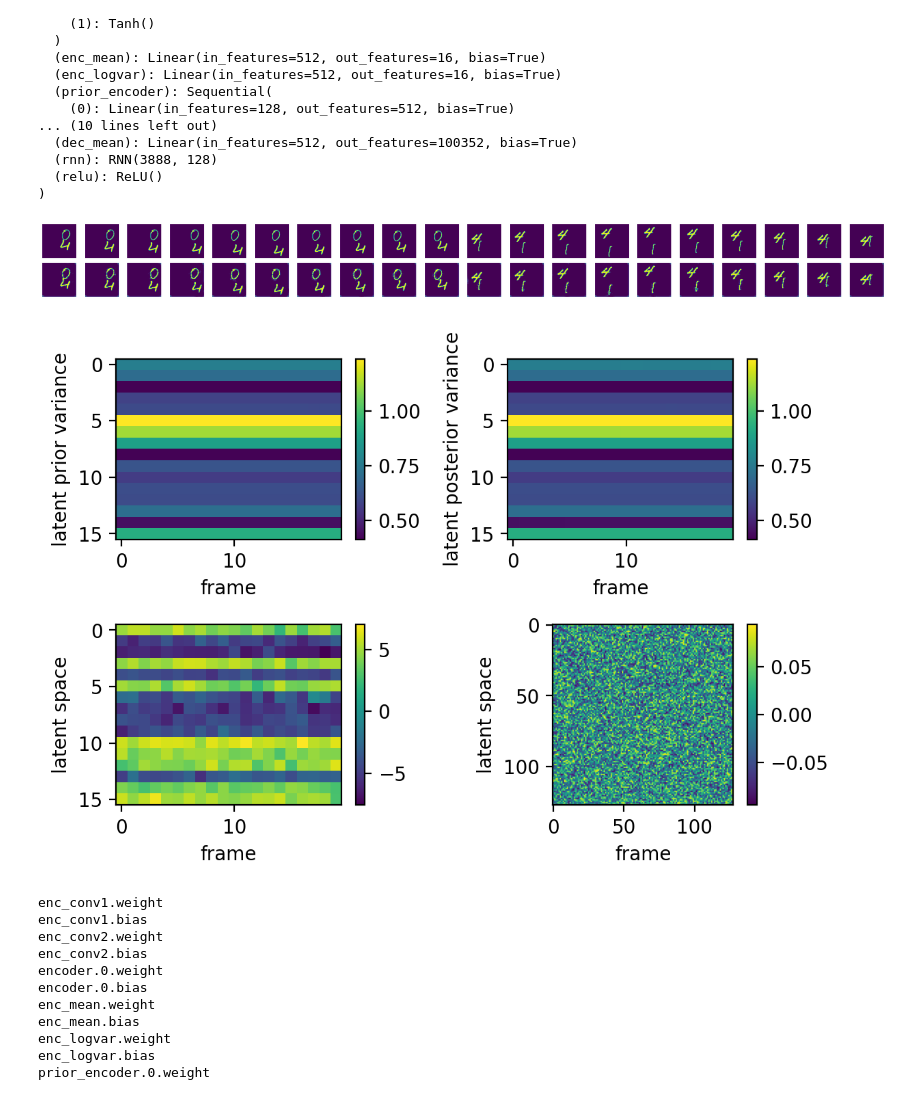
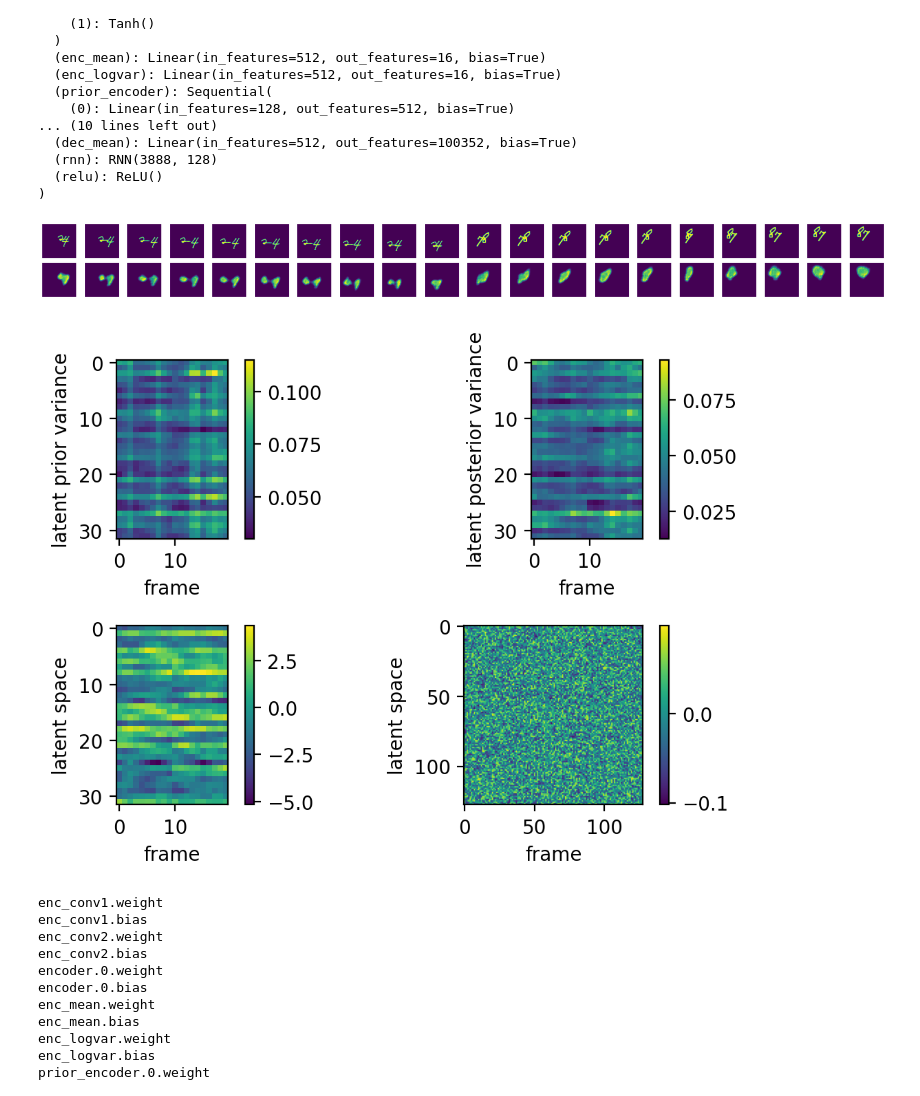
Before and after one commit to FelixHub/serotonin_model, a Jupyter notebook: dvae small.ipynb, the cells around one changed output. Saved outputs shown, nothing was run; the diff lists cells and outputs as text; code cells hidden in the pictures.

```diff
--- a/dvae small.ipynb
+++ b/dvae small.ipynb
@@ -37,14 +37,13 @@ class VRNN(nn.Module):
         self.CNN_channels = CNN_channels
         self.img_size = img_size
         self.feature_size_enc = 14*14*CNN_channels # output of convolutional layers
+        self.feature_size_dec = 12*12*CNN_channels # inpout of transposed convolutional layers
         self.feature_size = (img_size-8)*(img_size-8)*CNN_channels # output of convolutional layers
 
         # feature extractor of observation with convolutional layers
         self.enc_conv1 = nn.Conv2d(1, CNN_channels//2, kernel_size=5)
         self.enc_conv2 = nn.Conv2d(CNN_channels//2, CNN_channels, kernel_size=5)
-        self.enc_maxpool = nn.MaxPool2d(4,return_indices=True)
-
-        self.indices = None
+        self.enc_maxpool = nn.MaxPool2d(4)
 
         # encoder part of the model
         self.encoder = nn.Sequential(
@@ -63,16 +62,15 @@ class VRNN(nn.Module):
         self.prior_logvar = nn.Linear(hidden_size, latent_size)
 
         # feature extractor of latent states with inverse convolutional layers
-        self.dec_conv1 = nn.ConvTranspose2d(CNN_channels, CNN_channels//2, kernel_size=5)
+        self.dec_conv1 = nn.ConvTranspose2d(CNN_channels, CNN_channels//2, kernel_size=5, stride=5)
         self.dec_conv2 = nn.ConvTranspose2d(CNN_channels//2, 1, kernel_size=5)
-        self.dec_maxunpool = nn.MaxUnpool2d(4)
 
         # decoder part of the model, output the reconstructed observation y_t
         self.decoder = nn.Sequential(
             nn.Linear(latent_size + RNN_dim, hidden_size),
             nn.Tanh()
         )
-        self.dec_mean = nn.Linear(hidden_size, self.feature_size_enc)
+        self.dec_mean = nn.Linear(hidden_size, self.feature_size_dec)
         # self.dec_logvar = nn.Linear(hidden_size, self.feature_size)
 
         # RNN part of the model, encode the dynamics of the latent space
@@ -107,8 +105,7 @@ class VRNN(nn.Module):
             # feature extractor of observation with convolutional layers
             phi_x_t = self.relu(self.enc_conv1(x_t))
             phi_x_t = self.enc_conv2(phi_x_t)
-            phi_x_t, indices = self.enc_maxpool(phi_x_t)
-            self.indices = indices
+            phi_x_t = self.enc_maxpool(phi_x_t)
             phi_x_t = self.relu(phi_x_t)
             phi_x_t = phi_x_t.view(-1, self.feature_size_enc )
             encoder_input = torch.cat((phi_x_t,h_t),dim=1)
@@ -130,13 +127,24 @@ class VRNN(nn.Module):
             mean_phi_z_t = self.dec_mean(decoder_output) # for now we will not sample from the decoder
 
             # reconstruction of the observation with convolutional layers
-            phi_z_t = mean_phi_z_t.view(-1, self.CNN_channels, 14, 14)
-            phi_z_t = self.dec_maxunpool(phi_z_t, self.indices)
+            phi_z_t = mean_phi_z_t.view(-1, self.CNN_channels, 12, 12)
+            #print('before deconv',phi_z_t.shape)
             y_t = self.relu(self.dec_conv1(phi_z_t))
+            #print('after first deconv',y_t.shape)
             y_t = torch.sigmoid(self.dec_conv2(y_t)).squeeze(1)
+            # print('after second deconv',y_t.shape)
 
             # update the hidden state
-            rnn_input = torch.cat((phi_x_t,z_t),dim=1)
+            if generation_mode and t > 0 :
+                phi_x_t_hat = self.relu(self.enc_conv1(y_t.unsqueeze(1)))
+                phi_x_t_hat = self.enc_conv2(phi_x_t_hat)
+                phi_x_t_hat, indices_hat = self.enc_maxpool(phi_x_t_hat)
+                phi_x_t_hat = self.relu(phi_x_t_hat)
+                phi_x_t_hat = phi_x_t_hat.view(-1, self.feature_size_enc )
+                rnn_input = torch.cat((phi_x_t_hat,z_t),dim=1)
+            else :
+                rnn_input = torch.cat((phi_x_t,z_t),dim=1)
+
             h_t = self.rnn(rnn_input.unsqueeze(0),h_t.unsqueeze(0))[1].squeeze(0)
 
             # save variable
@@ -175,10 +182,10 @@ def kl_dist(logvar1,mean1,logvar2,mean2):
     return -0.5 * torch.sum(logvar1 - logvar2 - torch.div((logvar1.exp() + (mean1 - mean2).pow(2)), logvar2.exp()+1e-10))
 # %%
 img_size= 64
-hidden_size = 128
-latent_size = 16
+hidden_size = 512
+latent_size = 32
 RNN_dim = 128
-CNN_channels = 32
+CNN_channels = 64
 
 
 '''
@@ -226,7 +231,7 @@ torch.save(vrnn.state_dict(), 'model/vrnn_moving_digits.pt')
 # %%
 vrnn = VRNN(img_size=img_size, hidden_size= hidden_size, latent_size= latent_size,
             RNN_dim=RNN_dim,CNN_channels=CNN_channels).to(device)
-vrnn.load_state_dict(torch.load('model/vrnn_moving_digits_big.pt'))
+vrnn.load_state_dict(torch.load('model/vrnn_moving_digits.pt'))
 vrnn.eval()
 # %% [output]
 VRNN(
@@ -249,29 +254,29 @@ VRNN(
 # %%
 # test the reconstruction
 import matplotlib.pyplot as plt; plt.rcParams['figure.dpi'] = 200
 
 
 def plot_video_comparison(video,reconstructed_video):
     fig,ax = plt.subplots(2,20,figsize=(20,2))
     for i in range(20):
         ax[0,i].imshow(video[i,:,:])
         ax[0,i].axis('off')
     for i in range(20):
         ax[1,i].imshow(reconstructed_video[i,:,:])
         ax[1,i].axis('off')
     fig.tight_layout()
 
 random_index = np.random.randint(1000)
 sample = data[random_index]
 sample = np.concatenate((data[random_index][:10],data[random_index+1][:10]))
 sample_tensor = torch.reshape(torch.tensor(sample).float(),(20,1,64,64)).float().to(device)
-y, mean, logvar, mean_prior, logvar_prior, z = vrnn.forward(sample_tensor,generation_mode=True)
+y, mean, logvar, mean_prior, logvar_prior, z = vrnn.forward(sample_tensor,generation_mode=False)
 reconstructed_sample = y.cpu().detach().numpy().reshape((20,64,64))
 
 
 plot_video_comparison(sample,reconstructed_sample)
 # %% [output]
-[figure, old version]
+[figure, new version]
 # %%
 var_posterior = np.exp(logvar.cpu().detach().numpy().reshape((20,latent_size)))
 var_prior = np.exp(logvar_prior.cpu().detach().numpy().reshape((20,latent_size)))
@@ -306,7 +311,7 @@ plt.ylabel('latent space')
 plt.tight_layout()
 plt.show()
 # %% [output]
-[figure, old version]
+[figure, new version]
 # %%
 for name, param in vrnn.named_parameters():
     if param.requires_grad:
```
Also changed, not shown: parts of 4 cells of this notebook, 1 other file.
